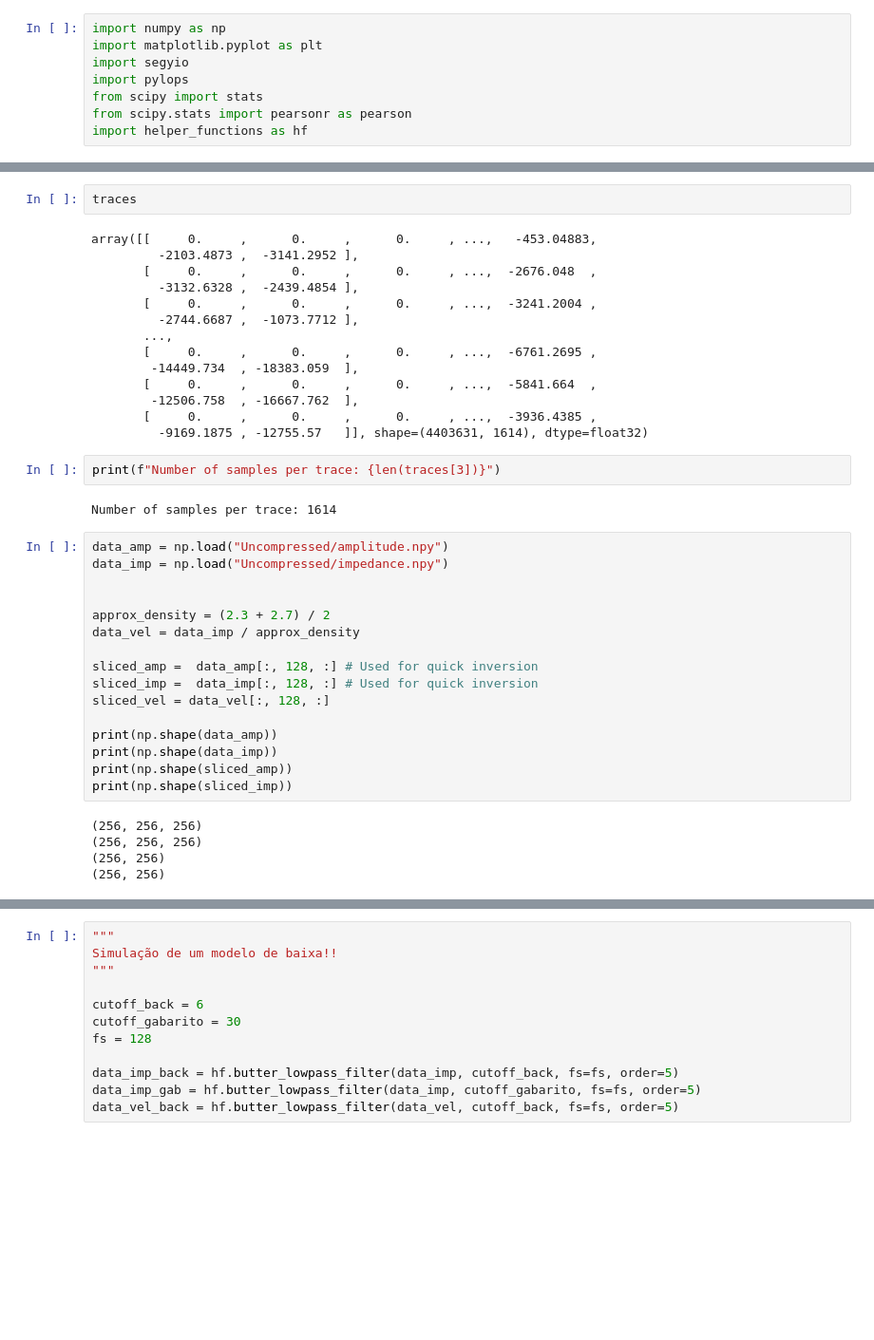
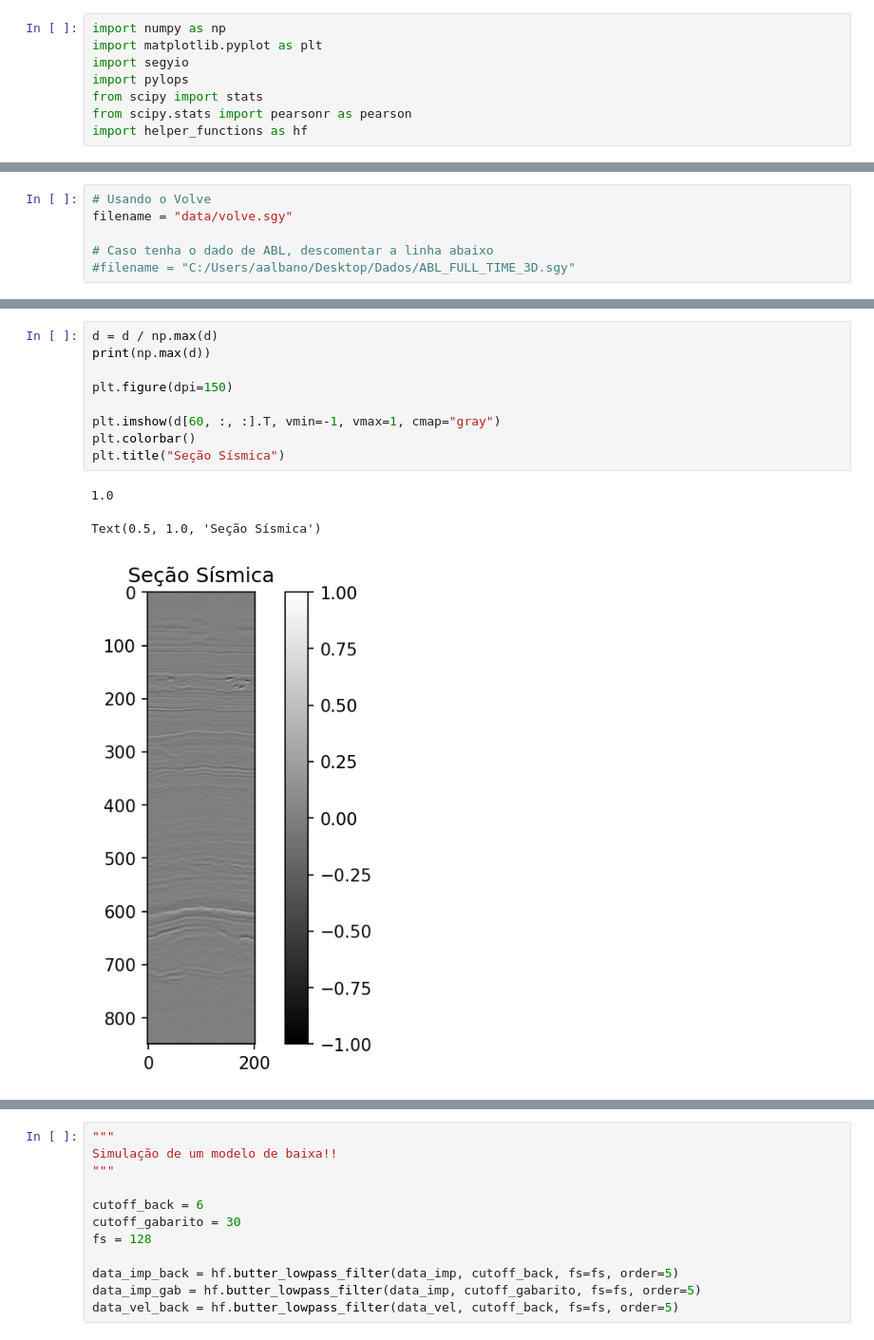
Before and after one commit to albano-a/InvertLab, a Jupyter notebook: normal_equations.ipynb, the cells around one changed output, grey strips where cells are left out. Shown: that part at 95% size. Cells and saved outputs as stored; diff of their text form; blank space fills up the shorter version.

```diff
--- a/normal_equations.ipynb
+++ b/normal_equations.ipynb
@@ -11,3 +9,9 @@ filename = "C:/Users/aalbano/Desktop/Dados/ABL_FULL_TIME_3D.sgy"
+# %%
+# Usando o Volve
+filename = "data/volve.sgy"
+
+# Caso tenha o dado de ABL, descomentar a linha abaixo
+#filename = "C:/Users/aalbano/Desktop/Dados/ABL_FULL_TIME_3D.sgy"
 # %%
 f = segyio.open(filename, ignore_geometry=True)
 
@@ -67,41 +57,13 @@ plt.show()
-# %%
-traces
-# %% [output]
-array([[     0.     ,      0.     ,      0.     , ...,   -453.04883,
-         -2103.4873 ,  -3141.2952 ],
-       [     0.     ,      0.     ,      0.     , ...,  -2676.048  ,
-         -3132.6328 ,  -2439.4854 ],
-       [     0.     ,      0.     ,      0.     , ...,  -3241.2004 ,
-         -2744.6687 ,  -1073.7712 ],
-       ...,
-       [     0.     ,      0.     ,      0.     , ...,  -6761.2695 ,
-        -14449.734  , -18383.059  ],
-       [     0.     ,      0.     ,      0.     , ...,  -5841.664  ,
-        -12506.758  , -16667.762  ],
-       [     0.     ,      0.     ,      0.     , ...,  -3936.4385 ,
-         -9169.1875 , -12755.57   ]], shape=(4403631, 1614), dtype=float32)
-# %%
-print(f"Number of samples per trace: {len(traces[3])}")
-# %% [output]
-Number of samples per trace: 1614
-# %%
-data_amp = np.load("Uncompressed/amplitude.npy")
-data_imp = np.load("Uncompressed/impedance.npy")
-
-
-approx_density = (2.3 + 2.7) / 2
-data_vel = data_imp / approx_density
-
-sliced_amp =  data_amp[:, 128, :] # Used for quick inversion
-sliced_imp =  data_imp[:, 128, :] # Used for quick inversion
-sliced_vel = data_vel[:, 128, :]
-
-print(np.shape(data_amp))
-print(np.shape(data_imp))
-print(np.shape(sliced_amp))
-print(np.shape(sliced_imp))
-# %% [output]
-(256, 256, 256)
-(256, 256, 256)
-(256, 256)
-(256, 256)
+# %%
+d = d / np.max(d)
+print(np.max(d))
+
+plt.figure(dpi=150)
+
+plt.imshow(d[60, :, :].T, vmin=-1, vmax=1, cmap="gray")
+plt.colorbar()
+plt.title("Seção Sísmica")
+# %% [output]
+1.0
+Text(0.5, 1.0, 'Seção Sísmica')
+[figure, added]
```
Also changed, not shown: parts of 6 cells of this notebook.
